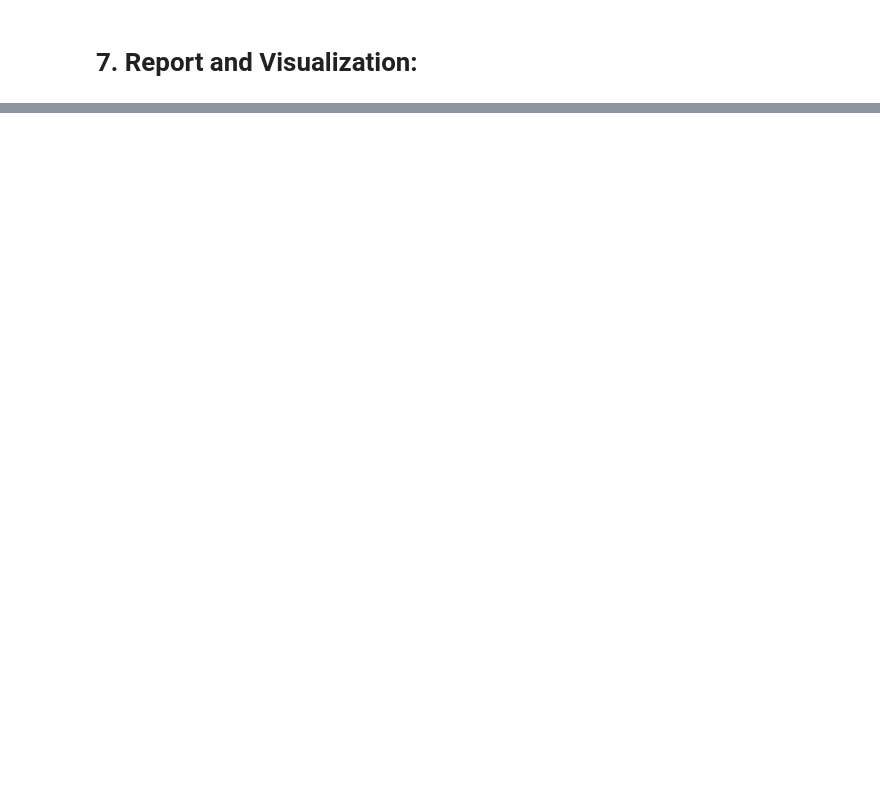
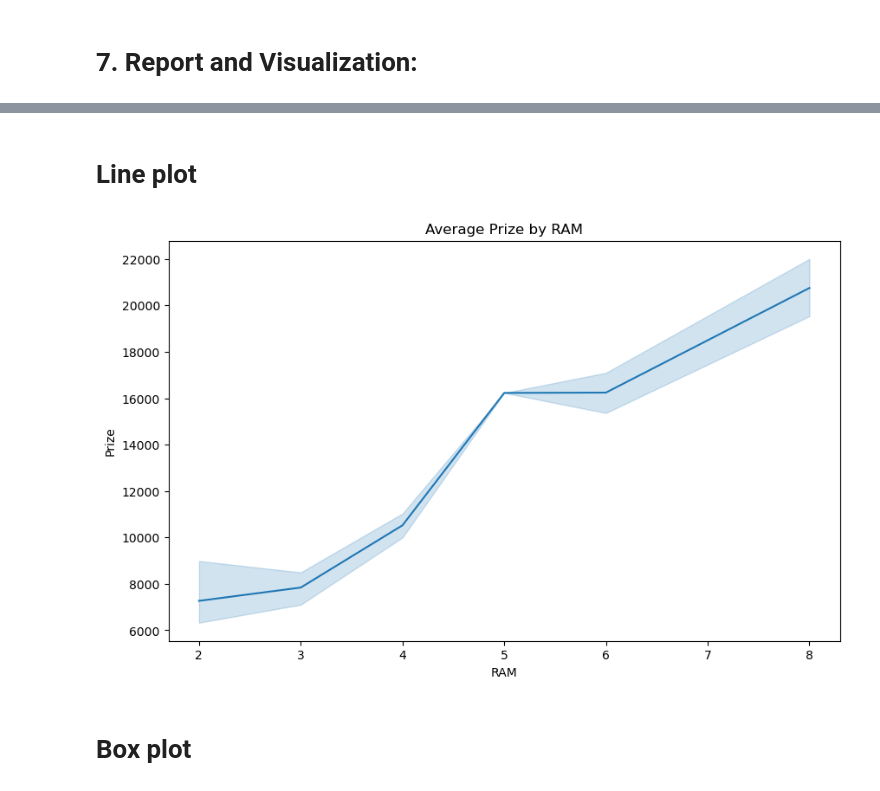
Before and after one commit to MohdJubairKhan/project_4., a Jupyter notebook: Notebook/Feature Extraction and Price Prediction for Mobile Phones.ipynb, the cells around one changed output, grey strips where cells are left out. Drawn from its saved outputs; the diff is of its cells as text; code cells hidden in the pictures; blank space fills up the shorter version.

```diff
--- a/Notebook/Feature Extraction and Price Prediction for Mobile Phones.ipynb
+++ b/Notebook/Feature Extraction and Price Prediction for Mobile Phones.ipynb
@@ -814,0 +945,13 @@ plt.show()
+# %% [markdown]
+# Line plot
+# %%
+plt.figure(figsize=(10, 6))
+sns.lineplot(x='RAM', y='Prize', data=encoding_Processed_Flipdata)
+plt.xlabel('RAM')
+plt.ylabel('Prize')
+plt.title('Average Prize by RAM')
+plt.show()
+# %% [output]
+[figure, added]
+# %% [markdown]
+# Box plot
```
Also changed, not shown: parts of 93 cells of this notebook, 1 other file.
